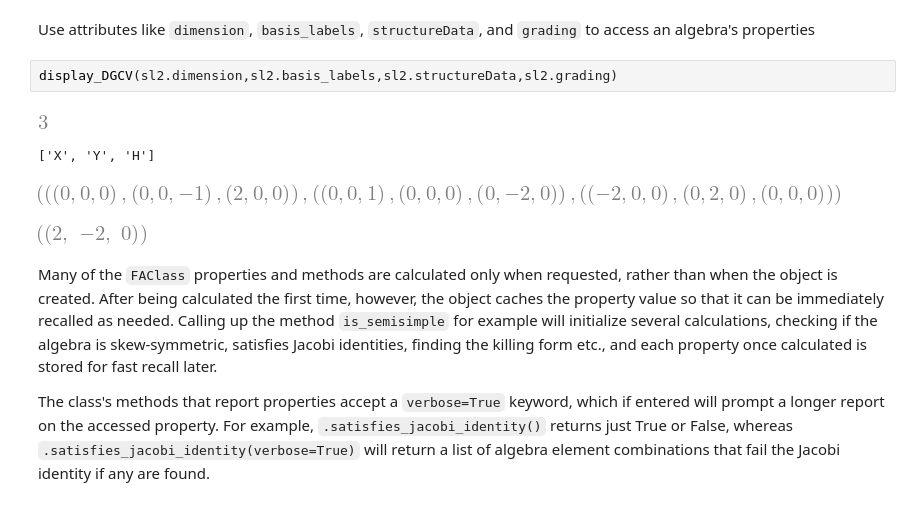
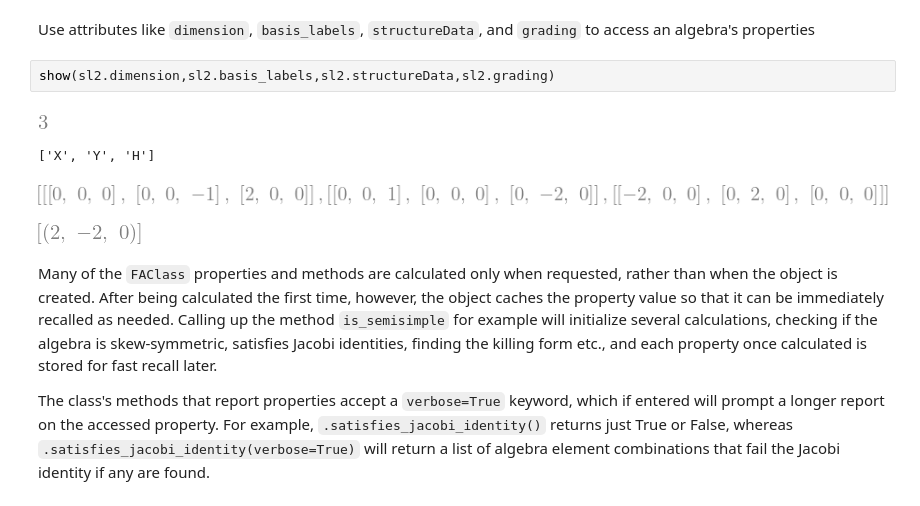
Before and after one commit to YikesItsSykes/DGCV, a Jupyter notebook: tutorials/DGCV_introduction.ipynb, the cells around one changed output. Drawn from its saved outputs; the diff is of its cells as text.

```diff
--- a/tutorials/DGCV_introduction.ipynb
+++ b/tutorials/DGCV_introduction.ipynb
@@ -382,12 +356,12 @@ The `basis_labels` and `grading` keywords above were optional. They allow us to
 # %% [markdown]
 Use attributes like `dimension`, `basis_labels`, `structureData`, and `grading` to access an algebra's properties
 # %%
-display_DGCV(sl2.dimension,sl2.basis_labels,sl2.structureData,sl2.grading)
+show(sl2.dimension,sl2.basis_labels,sl2.structureData,sl2.grading)
 # %% [output]
 [figure]
 ['X', 'Y', 'H']
-[figure, old version]
+[figure, new version]
-[figure, old version]
+[figure, new version]
 # %% [markdown]
 Many of the `FAClass` properties and methods are calculated only when requested, rather than when the object is created. After being calculated the first time, however, the object caches the property value so that it can be immediately recalled as needed. Calling up the method `is_semisimple` for example will initialize several calculations, checking if the algebra is skew-symmetric, satisfies Jacobi identities, finding the killing form etc., and each property once calculated is stored for fast recall later.
 
```
Also changed, not shown: parts of 106 cells of this notebook, 14 other files.
